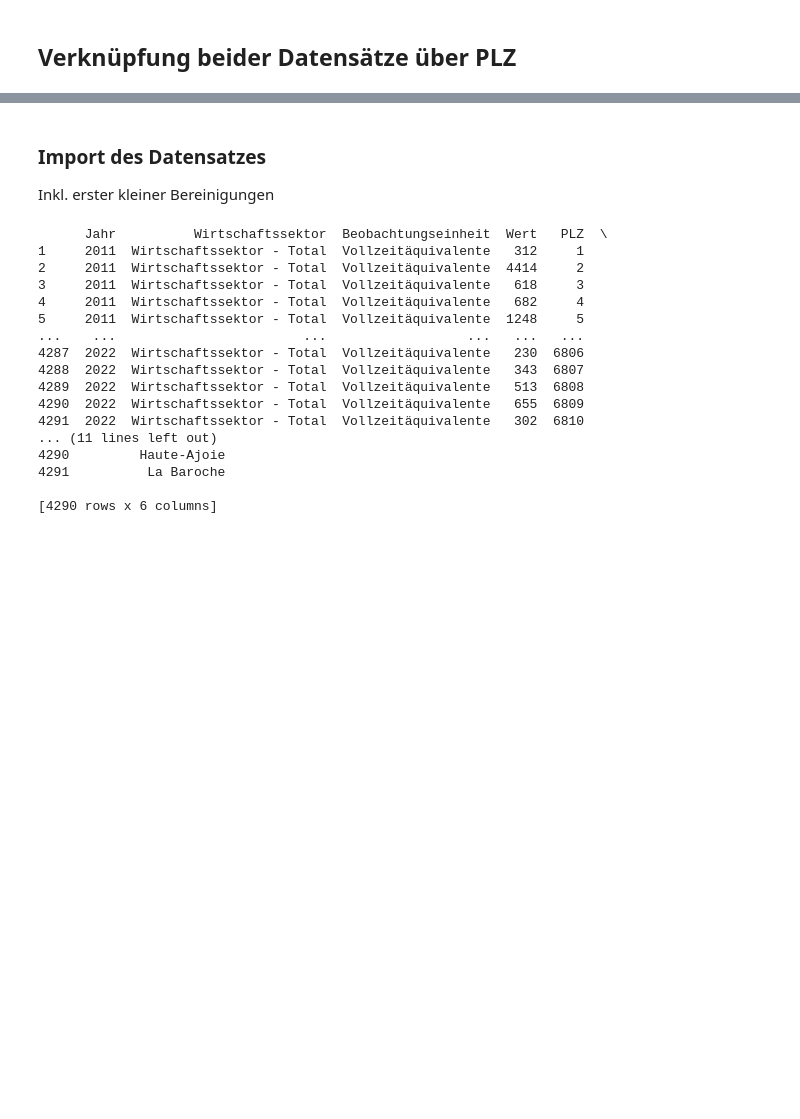
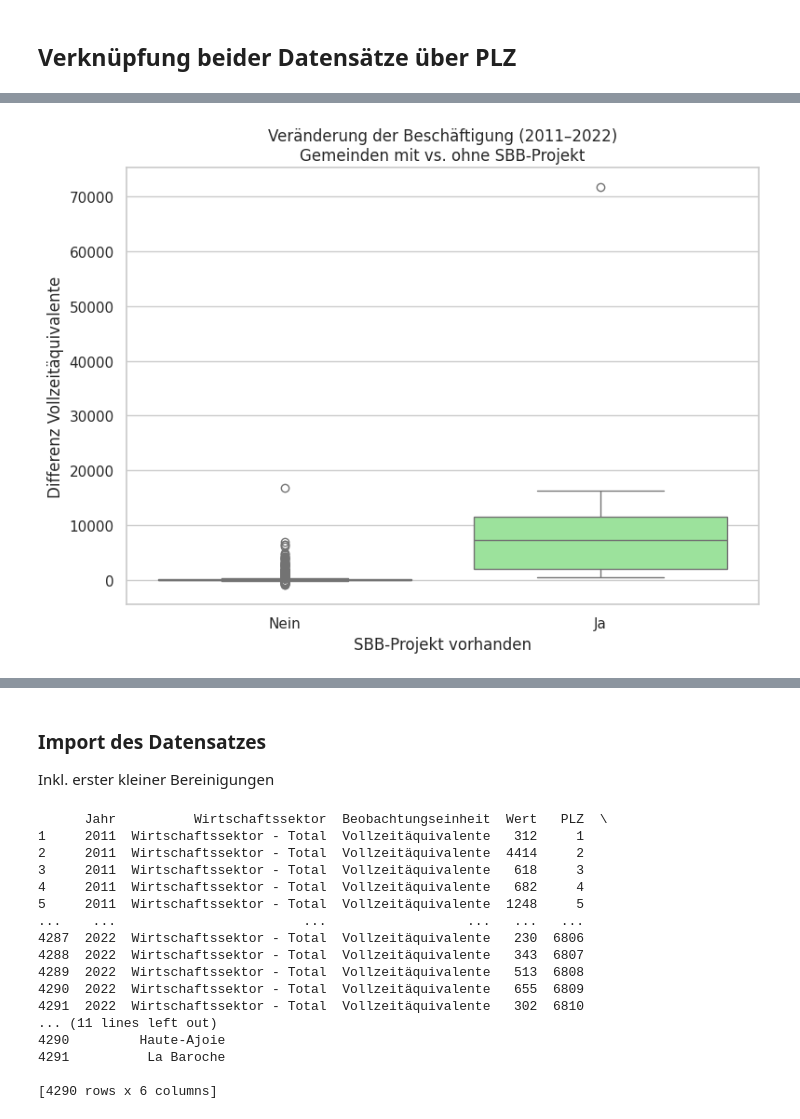
Before and after one commit to Fa-commits/BINA, a Jupyter notebook: BINA.ipynb, the cells around one changed output, grey strips where cells are left out. Drawn from its saved outputs; the diff is of its cells as text; code cells hidden in the pictures; blank space fills up the shorter version.

```diff
--- a/BINA.ipynb
+++ b/BINA.ipynb
@@ -294,0 +308,24 @@ df_bfs[df_bfs['hat_sbb_projekt'] == True][['Ort']].drop_duplicates()
+# %%
+# Optional: Style
+sns.set(style="whitegrid")
+
+# Plot
+plt.figure(figsize=(8, 6))
+sns.boxplot(
+    x='hat_sbb_projekt',
+    y='Differenz',
+    hue='hat_sbb_projekt',
+    data=df_growth.reset_index(),
+    palette={True: "lightgreen", False: "lightblue"},
+    legend=False
+)
+
+# Titel & Achsen
+plt.title("Veränderung der Beschäftigung (2011–2022)\nGemeinden mit vs. ohne SBB-Projekt")
+plt.xlabel("SBB-Projekt vorhanden")
+plt.ylabel("Differenz Vollzeitäquivalente")
+plt.xticks([0, 1], ['Nein', 'Ja'])
+plt.tight_layout()
+plt.show()
+# %% [output]
+[figure, added]
```
Also changed, not shown: parts of 10 cells of this notebook.
